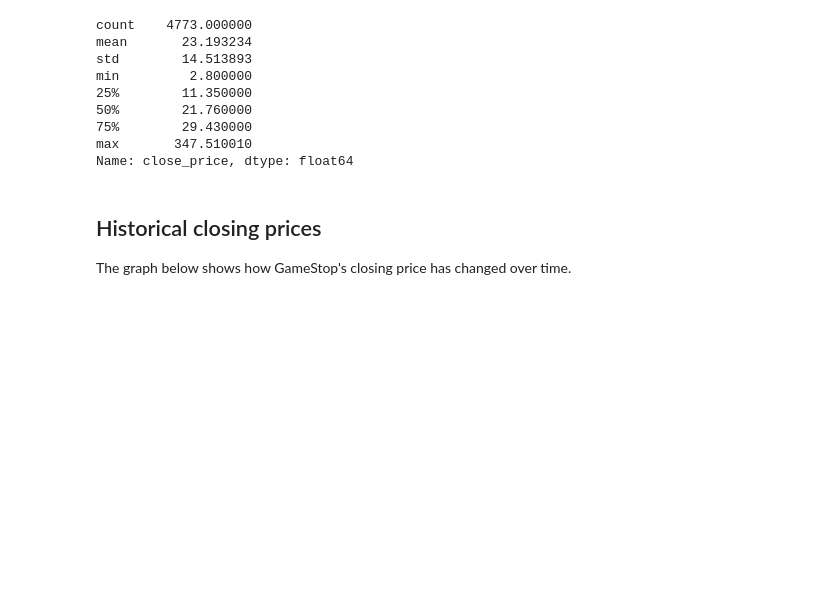
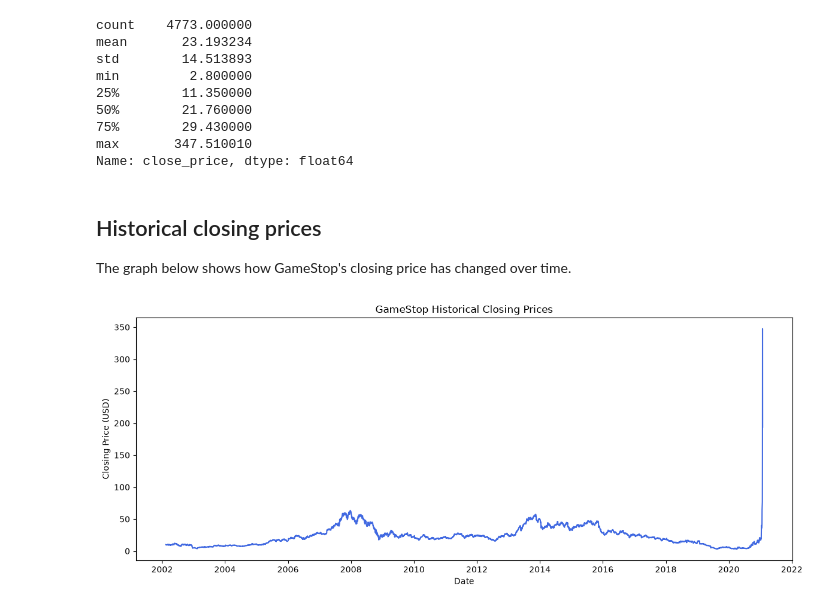
Before and after one commit to OsloMet-398392/gme-stock-prediction, a Jupyter notebook: GME_stock_prediction.ipynb, the cells around one changed output. Cells and saved outputs as stored; diff of their text form; code cells hidden in the pictures; blank space fills up the shorter version.

```diff
--- a/GME_stock_prediction.ipynb
+++ b/GME_stock_prediction.ipynb
@@ -93,3 +93,15 @@ Name: close_price, dtype: float64
 ## Historical closing prices
 
 The graph below shows how GameStop's closing price has changed over time.
+# %%
+plt.figure(figsize=(12, 5))
+
+plt.plot(df["date"], df["close_price"], color="royalblue")
+
+plt.title("GameStop Historical Closing Prices")
+plt.xlabel("Date")
+plt.ylabel("Closing Price (USD)")
+plt.tight_layout()
+plt.show()
+# %% [output]
+[figure, added]
```
Also changed, not shown: parts of 2 cells of this notebook.
